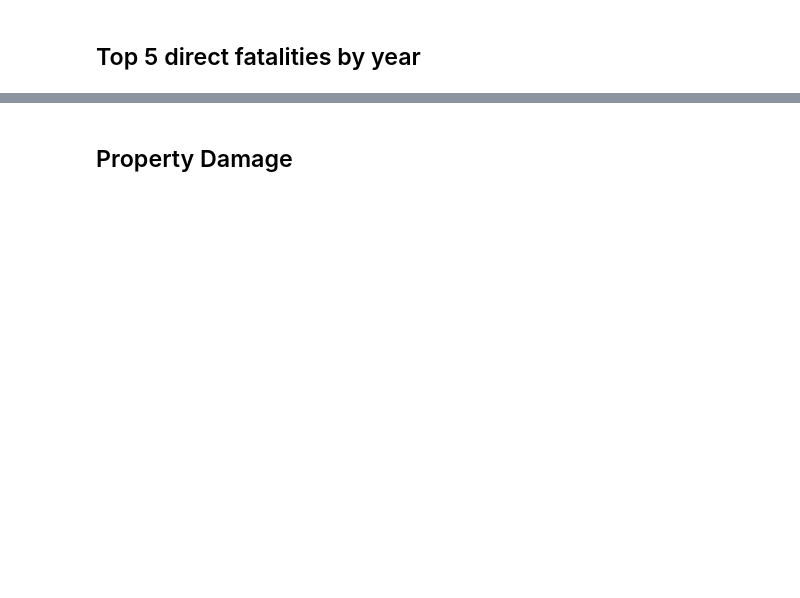
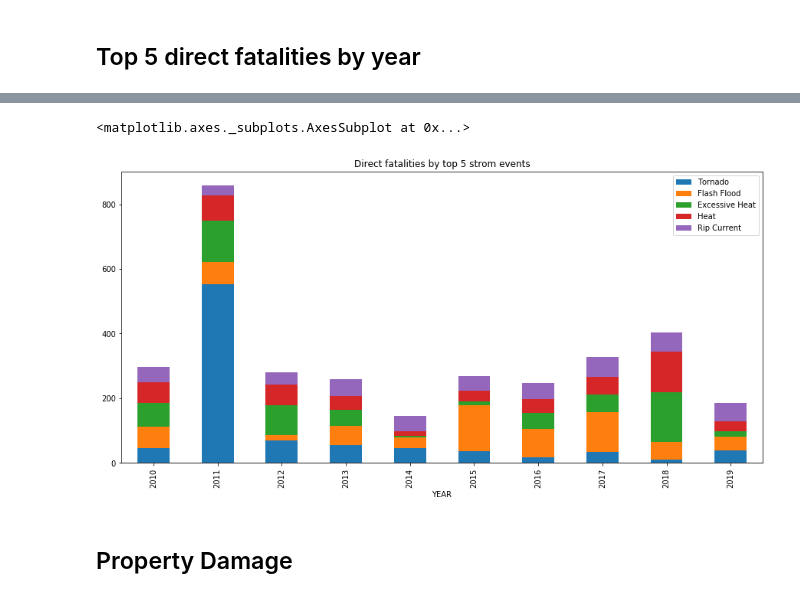
Before and after one commit to alwz1/storm-events, a Jupyter notebook: storm_events.ipynb, the cells around one changed output, grey strips where cells are left out. Drawn from its saved outputs; the diff is of its cells as text; code cells hidden in the pictures; blank space fills up the shorter version.

```diff
--- a/storm_events.ipynb
+++ b/storm_events.ipynb
@@ -146,8 +240,11 @@ df_yearly_deaths.describe().transpose()
 # %%
 df_yearly_deaths.plot(kind = 'bar',
-                      stacked = False,
-                      logy = True, title = 'Direct fatalities by top 5 strom events',
+                      stacked = True,
+                      logy = False, title = 'Direct fatalities by top 5 strom events',
                       figsize = (15,7))
+# %% [output]
+<matplotlib.axes._subplots.AxesSubplot at 0x...>
+[figure, added]
 # %% [markdown]
 ## Property Damage
 # %%
```
Also changed, not shown: parts of 30 cells of this notebook, 1 other file.
